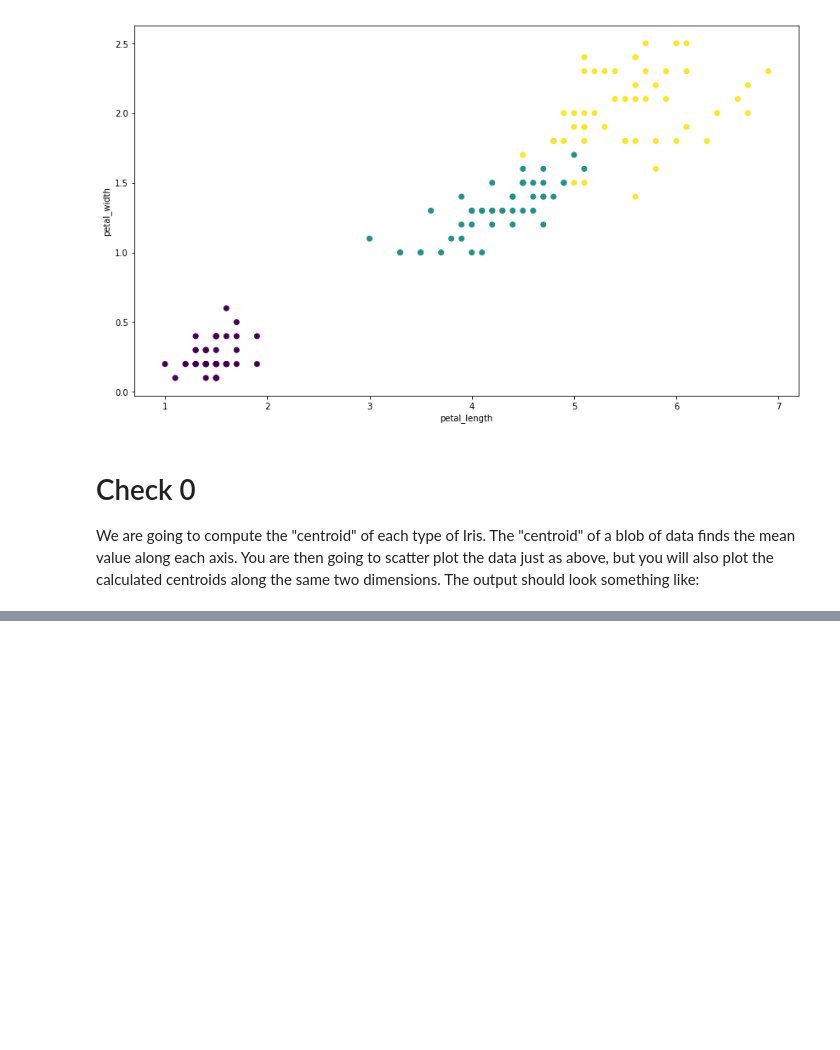
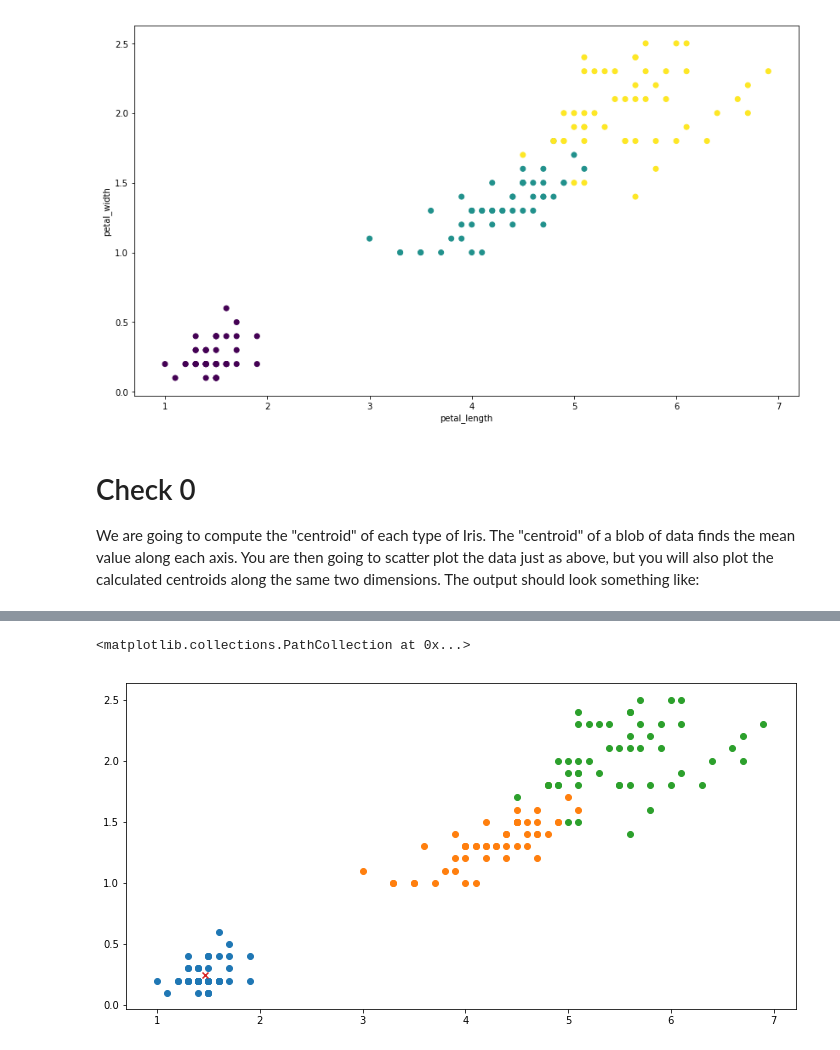
Before and after one commit to staticfloat/PythonCrashCourse, a Jupyter notebook: 8_numpy.ipynb, the cells around one changed output, grey strips where cells are left out. Cells and saved outputs as stored; diff of their text form; code cells hidden in the pictures; blank space fills up the shorter version.

```diff
--- a/8_numpy.ipynb
+++ b/8_numpy.ipynb
@@ -325,0 +438,8 @@ We are going to compute the "centroid" of each type of Iris.  The "centroid" of
+# %%
+setosa_idxs = np.where(iris_data[:, 4] == 0)[0]
+versicolor_idxs = np.where(iris_data[:, 4] == 1)[0]
+virginica_idxs = np.where(iris_data[:, 4] == 2)[0]
+
+setosa_data = iris_data[setosa_idxs, 0:4]
+versicolor_data = iris_data[versicolor_idxs, 0:4]
+virginica_data = iris_data[virginica_idxs, 0:4]
@@ -325,0 +455,12 @@ We are going to compute the "centroid" of each type of Iris.  The "centroid" of
+# %%
+y_mean = sum(setosa_data[:,3])/setosa_data.shape[0]
+x_mean = sum(setosa_data[:,2])/setosa_data.shape[0]
+
+plt.figure(figsize=(12, 6))
+plt.scatter(setosa_data[:, 2], setosa_data[:, 3])
+plt.scatter(versicolor_data[:, 2], versicolor_data[:, 3])
+plt.scatter(virginica_data[:, 2], virginica_data[:, 3])
+plt.scatter(x_mean, y_mean, marker='x')
+# %% [output]
+<matplotlib.collections.PathCollection at 0x...>
+[figure, added]
```
Also changed, not shown: parts of 35 cells of this notebook, 5 other files.
